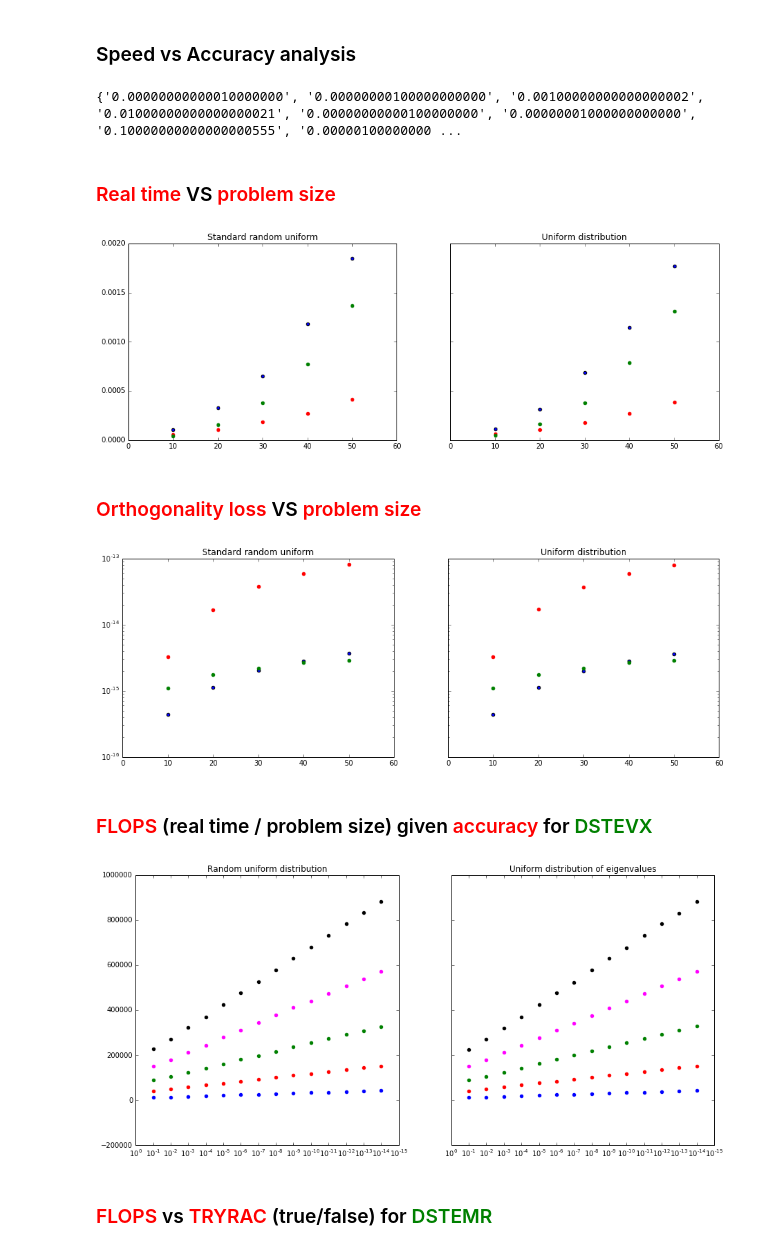
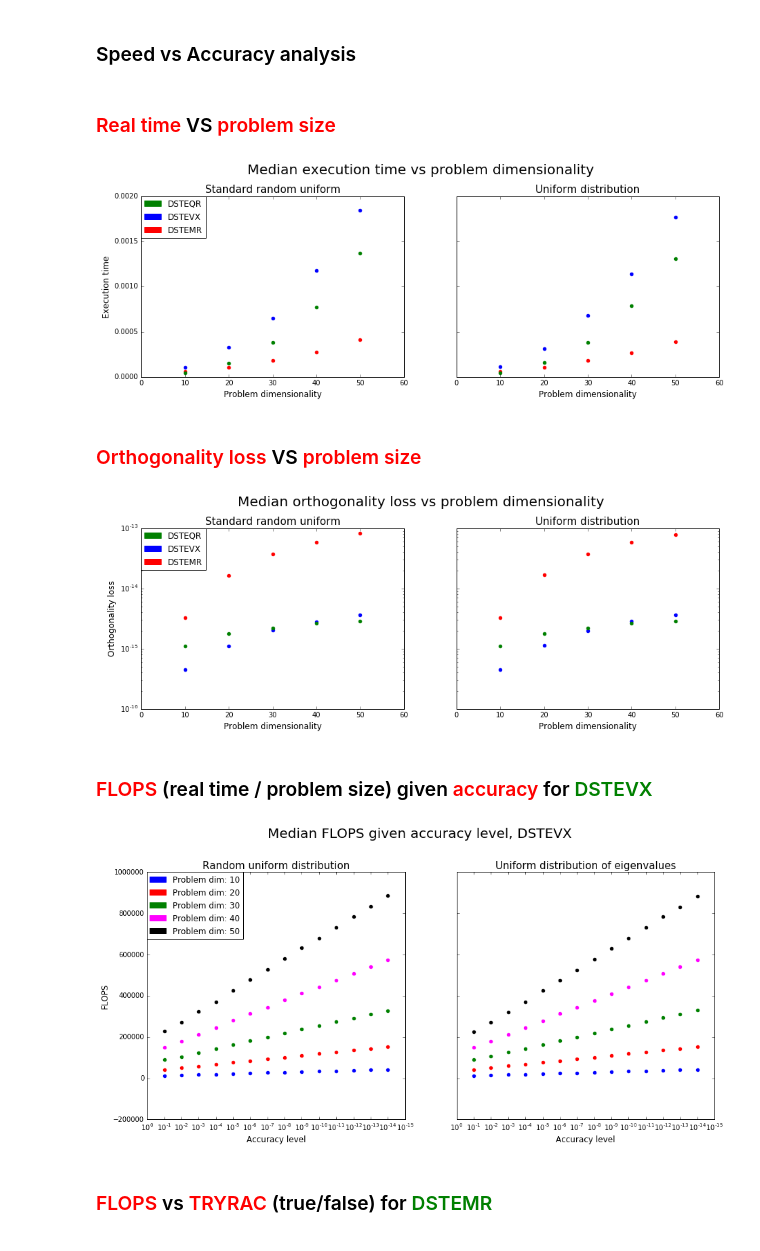
Before and after one commit to yobibyte/hpmc-eigensolvers, a Jupyter notebook: results_analysis.ipynb, the cells around one changed output. Saved outputs shown, nothing was run; the diff lists cells and outputs as text; code cells hidden in the pictures.

Commit message:
add legend, save pics

```diff
--- a/results_analysis.ipynb
+++ b/results_analysis.ipynb
@@ -41,7 +43,6 @@ def load_data_fga(res_folder):
     algos = set(f.split('_')[0] for f in os.listdir(res_folder))
     p_sizes = set(int(f.split('_')[3].replace('.csv', '')) for f in os.listdir(res_folder))
     acc_lvls = set(f.split('_')[1].replace('.csv', '') for f in os.listdir(res_folder)) - {'high', 'low'}
-    print(acc_lvls)
     for t in data_types:
         data[t] = {}
         for a in algos:
@@ -78,58 +79,68 @@ def load_data_fga(res_folder):
 
 data_sva = load_data_sva(RES_FOLDER + '/speed-vs-accuracy')
 data_fga = load_data_fga(RES_FOLDER + '/flops-given-accuracy')
-# %% [output]
-{'0.00000000000010000000', '0.00000000100000000000', '0.00100000000000000002', '0.01000000000000000021', '0.00000000000100000000', '0.00000001000000000000', '0.10000000000000000555', '0.00000100000000 ...
 # %% [markdown]
 ### <font color='red'>Real time</font>  VS  <font color='red'>problem size</font>
 # %%
 f, axes = plt.subplots(1,2,sharey=True,figsize=(15,5))
+f.subplots_adjust(top=0.85);
+f.suptitle('Median execution time vs problem dimensionality', fontsize=20)
+axes[0].set_ylabel('Execution time', fontsize=12)
+axes[0].set_xlabel('Problem dimensionality', fontsize=12)
+axes[1].set_xlabel('Problem dimensionality', fontsize=12)
+f.legend(labels=['DSTEQR', 'DSTEVX','DSTEMR'], handles=[mpatches.Patch(color='green'),mpatches.Patch(color='blue'),mpatches.Patch(color='red')], loc = (0.0712, 0.677), ncol=1)
 plt.ylim([0, 0.002])
-axes[0].set_title('Standard random uniform')
+axes[0].set_title('Standard random uniform', fontsize=15)
 for i in range(10, MAX_SIZE+1, 10):
     d = np.array(data_sva['standard-random-uniform']['dstevx'][i])
-    axes[0].scatter(i, np.median(d[:,1]))
+    axes[0].scatter(i, np.median(d[:,1]), color='blue')
     d = np.array(data_sva['standard-random-uniform']['dstemr'][i])
     axes[0].scatter(i, np.median(d[:,1]), color='red')
     d = np.array(data_sva['standard-random-uniform']['dsteqr'][i])
     axes[0].scatter(i, np.median(d[:,1]), color='green')
 
 plt.ylim([0, 0.002])
-axes[1].set_title('Uniform distribution')
+axes[1].set_title('Uniform distribution', fontsize=15)
 for i in range(10, MAX_SIZE+1, 10):
     d = np.array(data_sva['uniform-eigenvalues-dist']['dstevx'][i])
-    axes[1].scatter(i, np.median(d[:,1]))
+    axes[1].scatter(i, np.median(d[:,1]), color='blue')
     d = np.array(data_sva['uniform-eigenvalues-dist']['dstemr'][i])
     axes[1].scatter(i, np.median(d[:,1]), color='red')
     d = np.array(data_sva['uniform-eigenvalues-dist']['dsteqr'][i])
     axes[1].scatter(i, np.median(d[:,1]), color='green')
 # %% [output]
-[figure, old version]
+[figure, new version]
 # %% [markdown]
 ### <font color='red'>Orthogonality loss</font>  VS  <font color='red'>problem size</font>
 # %%
 f, axes = plt.subplots(1,2,sharey=True,figsize=(15,5))
 plt.yscale('log')
+f.subplots_adjust(top=0.85);
+f.suptitle('Median orthogonality loss vs problem dimensionality', fontsize=20)
+axes[0].set_ylabel('Orthogonality loss', fontsize=12)
+axes[0].set_xlabel('Problem dimensionality', fontsize=12)
+axes[1].set_xlabel('Problem dimensionality', fontsize=12)
+f.legend(labels=['DSTEQR', 'DSTEVX','DSTEMR'], handles=[mpatches.Patch(color='green'),mpatches.Patch(color='blue'),mpatches.Patch(color='red')], loc = (0.0712, 0.677), ncol=1)
 
-axes[0].set_title('Standard random uniform')
+axes[0].set_title('Standard random uniform', fontsize=15)
 for i in range(10, MAX_SIZE+1, 10):
     d = np.array(data_sva['standard-random-uniform']['dstevx'][i])
-    axes[0].scatter(i, np.median(d[:,0]))
+    axes[0].scatter(i, np.median(d[:,0]), color='blue')
     d = np.array(data_sva['standard-random-uniform']['dstemr'][i])
     axes[0].scatter(i, np.median(d[:,0]), color='red')
     d = np.array(data_sva['standard-random-uniform']['dsteqr'][i])
     axes[0].scatter(i, np.median(d[:,0]), color='green')
 
-axes[1].set_title('Uniform distribution')
+axes[1].set_title('Uniform distribution', fontsize=15)
 for i in range(10, MAX_SIZE+1, 10):
     d = np.array(data_sva['uniform-eigenvalues-dist']['dstevx'][i])
-    axes[1].scatter(i, np.median(d[:,0]))
+    axes[1].scatter(i, np.median(d[:,0]),color='blue')
     d = np.array(data_sva['uniform-eigenvalues-dist']['dstemr'][i])
     axes[1].scatter(i, np.median(d[:,0]), color='red')
     d = np.array(data_sva['uniform-eigenvalues-dist']['dsteqr'][i])
     axes[1].scatter(i, np.median(d[:,0]), color='green')
 # %% [output]
-[figure, old version]
+[figure, new version]
 # %% [markdown]
 ### <font color='red'>FLOPS</font> (real time / problem size) given <font color='red'>accuracy</font> for <font color='green'>DSTEVX</font>
 # %%
@@ -139,22 +150,28 @@ axes[1].invert_xaxis()
 axes[0].set_xscale('log')
 axes[1].set_xscale('log')
 
-axes[0].set_title('Random uniform distribution')
-axes[1].set_title('Uniform distribution of eigenvalues')
+f.subplots_adjust(top=0.85);
+f.suptitle('Median FLOPS given accuracy level, DSTEVX ', fontsize=20)
+axes[0].set_ylabel('FLOPS', fontsize=12)
+axes[0].set_xlabel('Accuracy level', fontsize=12)
+axes[1].set_xlabel('Accuracy level', fontsize=12)
+f.legend(labels=['Problem dim: {}'.format(i) for i in range(10, MAX_SIZE+1, 10)], handles=[mpatches.Patch(color=cols[(i-1)//10]) for i in range(10, MAX_SIZE+1, 10)], loc = (0.08, 0.644), ncol=1)
 
-cols = ['blue', 'red', 'green', 'magenta', 'black']
+
+axes[0].set_title('Random uniform distribution', fontsize=15)
+axes[1].set_title('Uniform distribution of eigenvalues', fontsize=15)
+
 for i in range(10, MAX_SIZE+1, 10):
     for c, k in enumerate(data_fga['standard-random-uniform']['dstevx'].keys()):
         d = np.array(data_fga['standard-random-uniform']['dstevx'][k][i])
         axes[0].scatter(k, np.median(d[:,2]), color=cols[(i-1)//10])
 
-cols = ['blue', 'red', 'green', 'magenta', 'black']
 for i in range(10, MAX_SIZE+1, 10):
     for c, k in enumerate(data_fga['uniform-eigenvalues-dist']['dstevx'].keys()):
         d = np.array(data_fga['uniform-eigenvalues-dist']['dstevx'][k][i])
         axes[1].scatter(k, np.median(d[:,2]), color=cols[(i-1)//10])
 # %% [output]
-[figure, old version]
+[figure, new version]
 # %% [markdown]
 ### <font color='red'>FLOPS</font> vs <font color='red'> TRYRAC</font>  (true/false) for <font color='green'>DSTEMR</font>
 # %%
```
Also changed, not shown: parts of 4 cells of this notebook, 6 other files.
